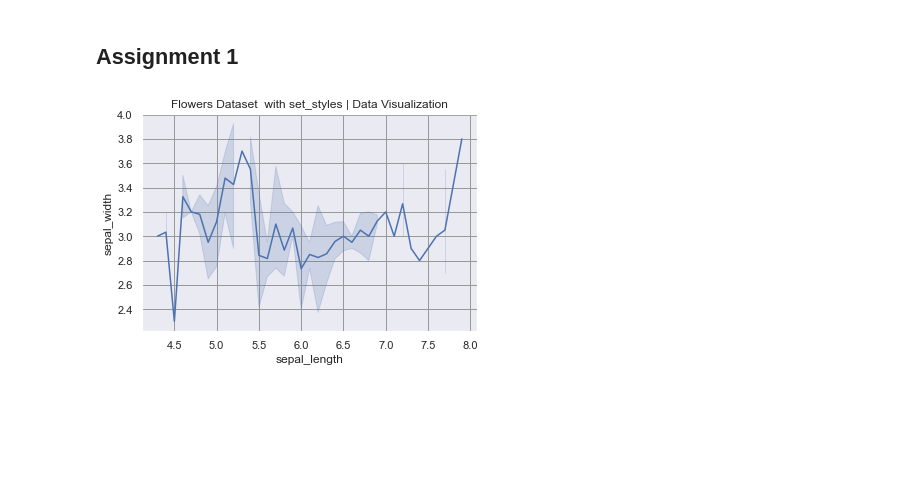
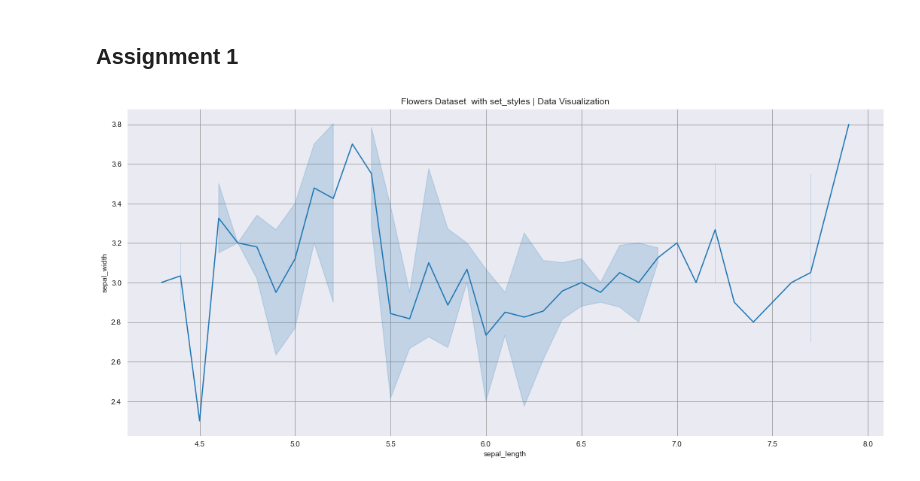
Before and after one commit to waleed-ali-sarwar/Python-for-Data-Science, a Jupyter notebook: notes_jupyter/Data Visualization/Lineplot Data Visualization.ipynb, the cells around one changed output. Cells and saved outputs as stored; diff of their text form; code cells hidden in the pictures; blank space fills up the shorter version.

Commit message:
Data Visualization

```diff
--- a/notes_jupyter/Data Visualization/Lineplot Data Visualization.ipynb
+++ b/notes_jupyter/Data Visualization/Lineplot Data Visualization.ipynb
@@ -139,22 +139,28 @@ m.show()
 # %%
 # import libraries
 import seaborn as _seaborn
 import matplotlib.pyplot as _matplot
 
-# _seaborn.set_theme(style ='dark',color_codes=True)
 # selecting a dataset
 my_data = _seaborn.load_dataset('iris')
+
+# figure size
+_matplot.figure(figsize=(18,8))
+
+# data set
 data_plot = _seaborn.lineplot(x ='sepal_length', y ='sepal_width', data =my_data)
+
+# title
 _matplot.title('Flowers Dataset  with set_styles | Data Visualization')
+
 # Reason of error is set_style dose not declear with seaborn variable
 _seaborn.set_style(style=None,rc=None)
-# dark theme
 # Assignment
 """
 Solution:
     set_style() function must be called with the object _seaborn. So, we should call it from seaborn
 """
 _seaborn.set_style('darkgrid',{"grid.color": ".6"})
 _matplot.show()
 # %% [output]
-[figure, old version]
+[figure, new version]
```
Also changed, not shown: 2 other files.
